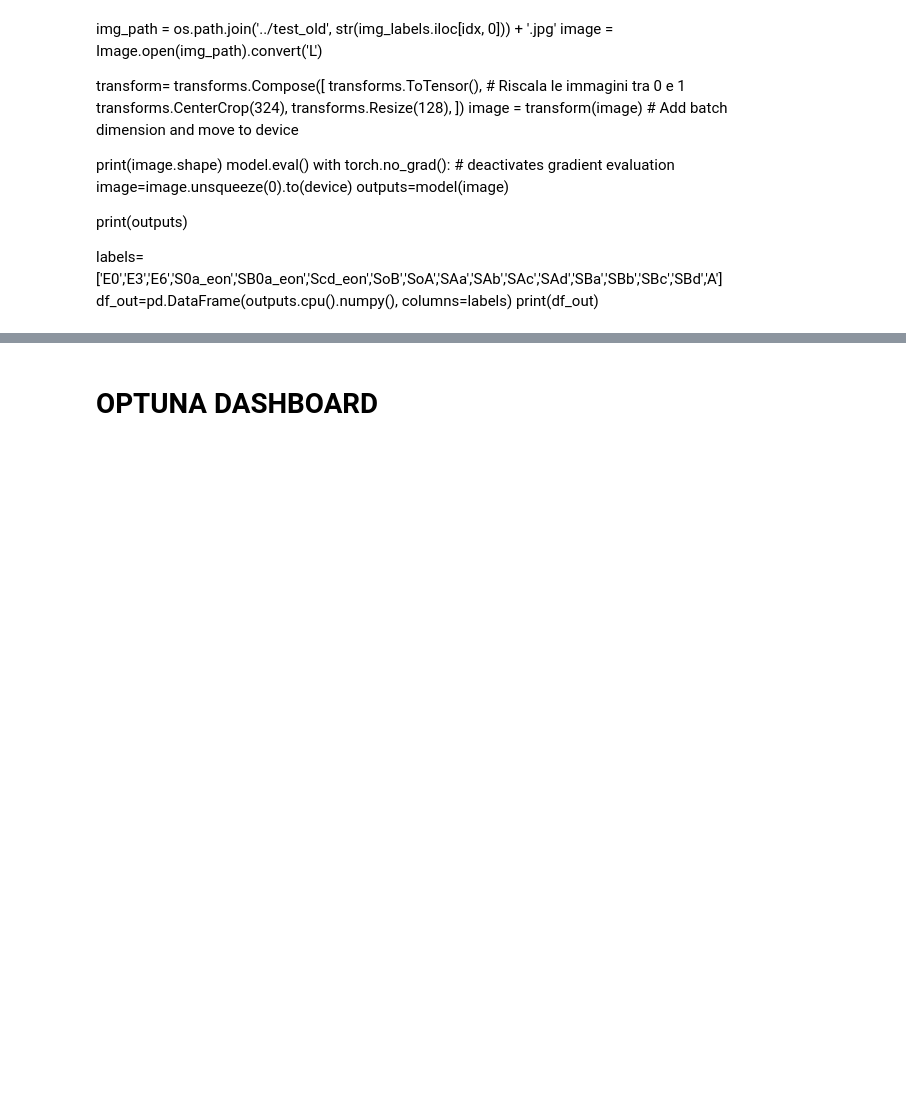
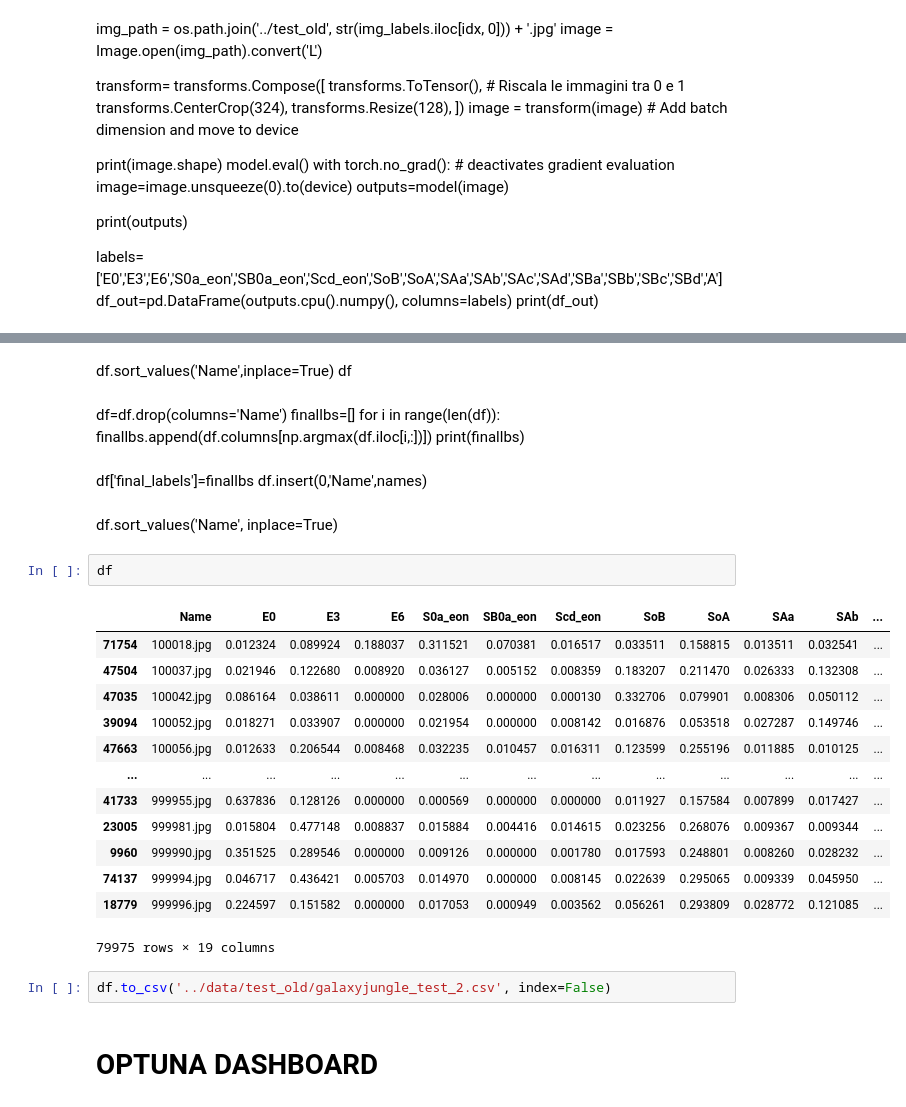
Before and after one commit to margherita-lera/GalaxyClassifier, a Jupyter notebook: marghenet.ipynb, the cells around one changed output, grey strips where cells are left out. Drawn from its saved outputs; the diff is of its cells as text; blank space fills up the shorter version.

```diff
--- a/marghenet.ipynb
+++ b/marghenet.ipynb
@@ -459,4 +494,36 @@ df_out = pd.DataFrame(names, outs, columns=labels)
 display(df_out)
+# %% [markdown]
+df.sort_values('Name',inplace=True)
+df
+# %% [markdown]
+df=df.drop(columns='Name')
+finallbs=[]
+for i in range(len(df)):
+    finallbs.append(df.columns[np.argmax(df.iloc[i,:])])
+print(finallbs)
+# %% [markdown]
+df['final_labels']=finallbs
+df.insert(0,'Name',names)
+# %% [markdown]
+df.sort_values('Name', inplace=True)
+# %%
+df
+# %% [output]
+|  | Name | E0 | E3 | E6 | S0a_eon | SB0a_eon | Scd_eon | SoB | SoA | SAa | SAb | ... |
+| 71754 | 100018.jpg | 0.012324 | 0.089924 | 0.188037 | 0.311521 | 0.070381 | 0.016517 | 0.033511 | 0.158815 | 0.013511 | 0.032541 | ... |
+| 47504 | 100037.jpg | 0.021946 | 0.122680 | 0.008920 | 0.036127 | 0.005152 | 0.008359 | 0.183207 | 0.211470 | 0.026333 | 0.132308 | ... |
+| 47035 | 100042.jpg | 0.086164 | 0.038611 | 0.000000 | 0.028006 | 0.000000 | 0.000130 | 0.332706 | 0.079901 | 0.008306 | 0.050112 | ... |
+| 39094 | 100052.jpg | 0.018271 | 0.033907 | 0.000000 | 0.021954 | 0.000000 | 0.008142 | 0.016876 | 0.053518 | 0.027287 | 0.149746 | ... |
+| 47663 | 100056.jpg | 0.012633 | 0.206544 | 0.008468 | 0.032235 | 0.010457 | 0.016311 | 0.123599 | 0.255196 | 0.011885 | 0.010125 | ... |
+| ... | ... | ... | ... | ... | ... | ... | ... | ... | ... | ... | ... | ... |
+| 41733 | 999955.jpg | 0.637836 | 0.128126 | 0.000000 | 0.000569 | 0.000000 | 0.000000 | 0.011927 | 0.157584 | 0.007899 | 0.017427 | ... |
+| 23005 | 999981.jpg | 0.015804 | 0.477148 | 0.008837 | 0.015884 | 0.004416 | 0.014615 | 0.023256 | 0.268076 | 0.009367 | 0.009344 | ... |
+| 9960 | 999990.jpg | 0.351525 | 0.289546 | 0.000000 | 0.009126 | 0.000000 | 0.001780 | 0.017593 | 0.248801 | 0.008260 | 0.028232 | ... |
+| 74137 | 999994.jpg | 0.046717 | 0.436421 | 0.005703 | 0.014970 | 0.000000 | 0.008145 | 0.022639 | 0.295065 | 0.009339 | 0.045950 | ... |
+| 18779 | 999996.jpg | 0.224597 | 0.151582 | 0.000000 | 0.017053 | 0.000949 | 0.003562 | 0.056261 | 0.293809 | 0.028772 | 0.121085 | ... |
+79975 rows × 19 columns
+# %%
+df.to_csv('../data/test_old/galaxyjungle_test_2.csv', index=False)
 # %% [markdown]
 # OPTUNA DASHBOARD
 # %%
```
Also changed, not shown: parts of 6 cells of this notebook, 2 other files.
